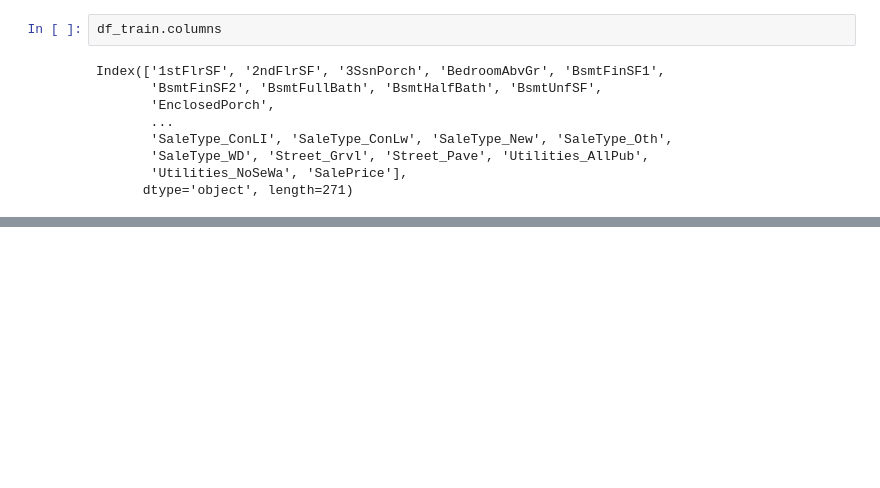
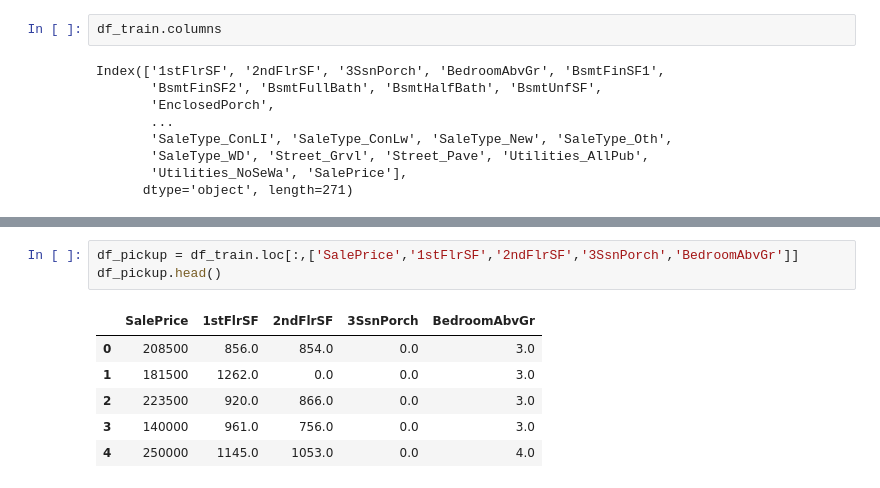
Before and after one commit to hama7738/haitsclass, a Jupyter notebook: house_price.ipynb, the cells around one changed output, grey strips where cells are left out. Saved outputs shown, nothing was run; the diff lists cells and outputs as text; blank space fills up the shorter version.

```diff
--- a/house_price.ipynb
+++ b/house_price.ipynb
@@ -48,0 +70,10 @@ Index(['1stFlrSF', '2ndFlrSF', '3SsnPorch', 'BedroomAbvGr', 'BsmtFinSF1',
+# %%
+df_pickup = df_train.loc[:,['SalePrice','1stFlrSF','2ndFlrSF','3SsnPorch','BedroomAbvGr']]
+df_pickup.head()
+# %% [output]
+|  | SalePrice | 1stFlrSF | 2ndFlrSF | 3SsnPorch | BedroomAbvGr |
+| 0 | 208500 | 856.0 | 854.0 | 0.0 | 3.0 |
+| 1 | 181500 | 1262.0 | 0.0 | 0.0 | 3.0 |
+| 2 | 223500 | 920.0 | 866.0 | 0.0 | 3.0 |
+| 3 | 140000 | 961.0 | 756.0 | 0.0 | 3.0 |
+| 4 | 250000 | 1145.0 | 1053.0 | 0.0 | 4.0 |
```
Also changed, not shown: parts of 5 cells of this notebook.
